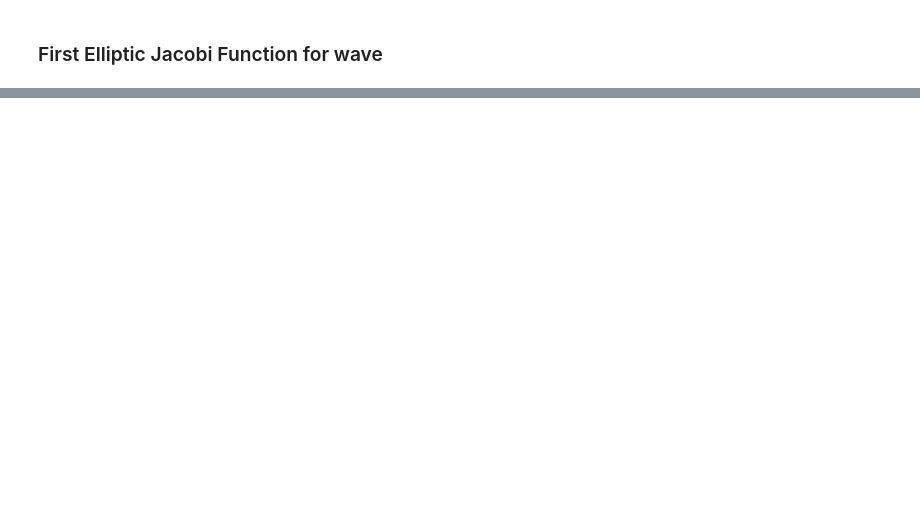
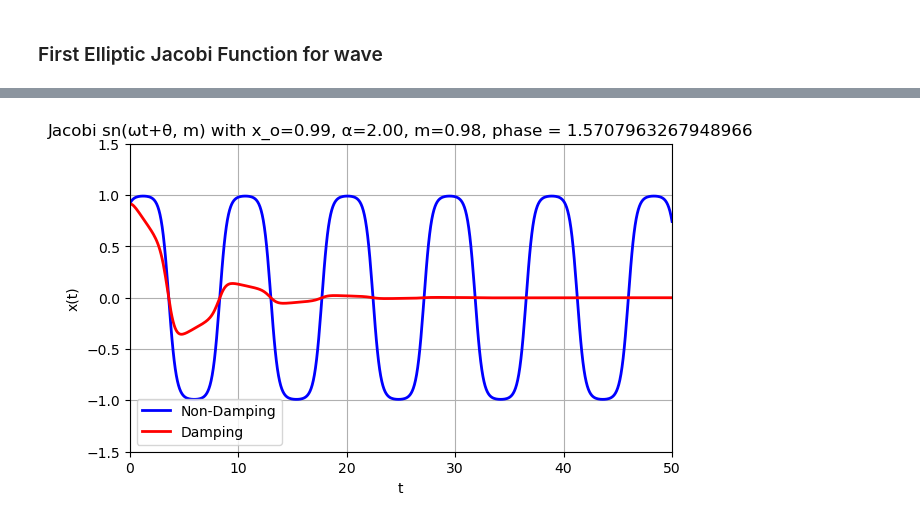
Before and after one commit to drraurau/Browndwarfs_Cloud, a Jupyter notebook: ODEequations.ipynb, the cells around one changed output, grey strips where cells are left out. Drawn from its saved outputs; the diff is of its cells as text; code cells hidden in the pictures; blank space fills up the shorter version.

```diff
--- a/ODEequations.ipynb
+++ b/ODEequations.ipynb
@@ -108,0 +285,39 @@ def x_sn(t,omega_val,modulus_k, theta, x_o):
+# %%
+"""
+plt.plot(t,x(params,t), color="blue")
+plt.xlabel('t')
+plt.ylabel('x')
+
+plt.plot(t,x2(params, t))
+plt.xlabel('t')
+plt.ylabel('x')
+
+plt.show()
+"""
+
+x3 = x_sn(t, params)
+
+plt.figure(figsize=(7, 4))
+plt.plot(t, x3, lw=2, color='blue', label = 'Non-Damping')
+plt.title(f"Jacobi sn(ωt+θ, m) with x_o={params['amplitude']:.2f}, α={params['alphaconstant']:.2f}, m={modulus(params):.2f}, phase = {params['phase']}")
+plt.xlabel("t")
+plt.ylabel("x(t)")
+plt.grid(True)
+plt.ylim(-1.5, 1.5)
+plt.xlim(0,50)
+
+
+x4 = x_sn2(t, params)
+plt.plot(t, x4, lw=2, color = 'red', label = 'Damping')
+plt.title(f"Jacobi sn(ωt+θ, m) with x_o={params['amplitude']:.2f}, α={params['alphaconstant']:.2f}, m={modulus(params):.2f}, phase = {params['phase']}")
+plt.xlabel("t")
+
+
+plt.ylabel("x(t)")
+plt.grid(True)
+plt.ylim(-1.5, 1.5)
+plt.xlim(0,50)
+plt.legend()
+plt.show()
+# %% [output]
+[figure, added]
```
Also changed, not shown: parts of 7 cells of this notebook.
